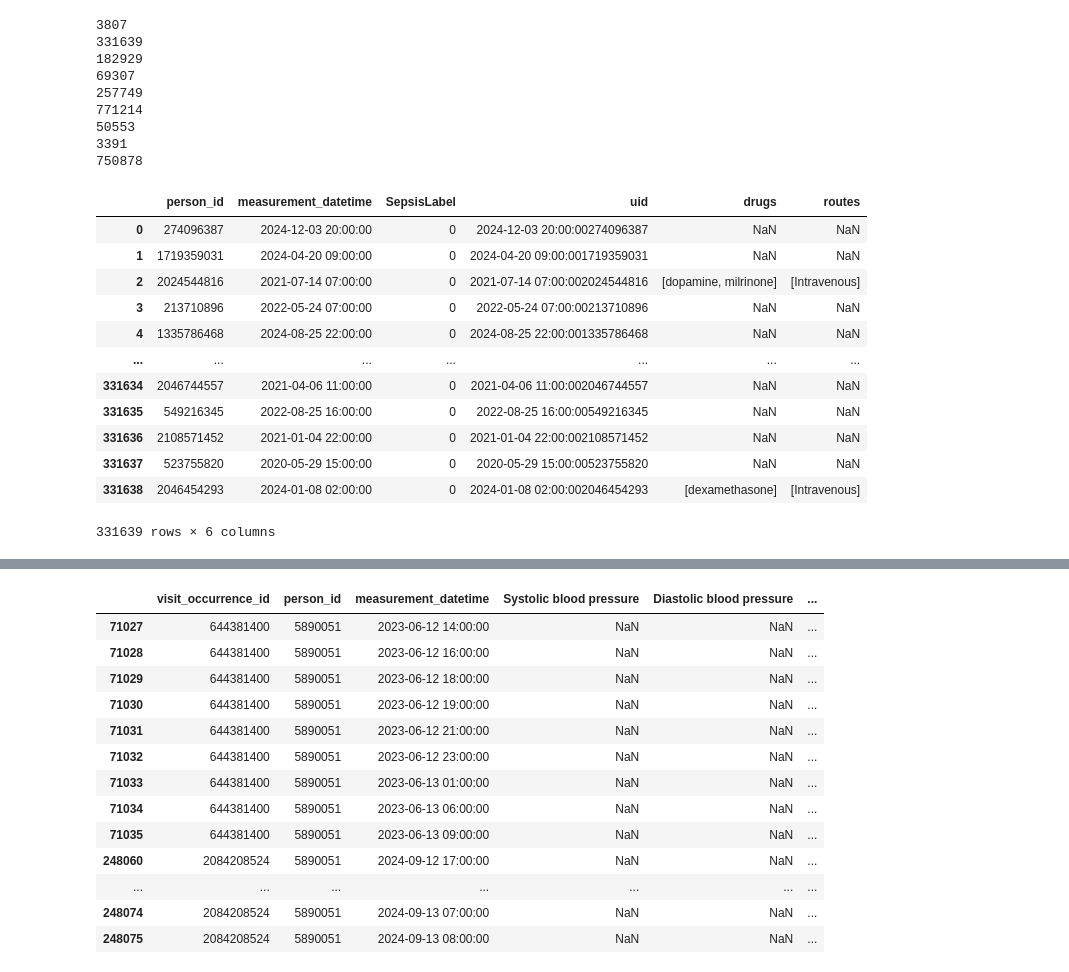
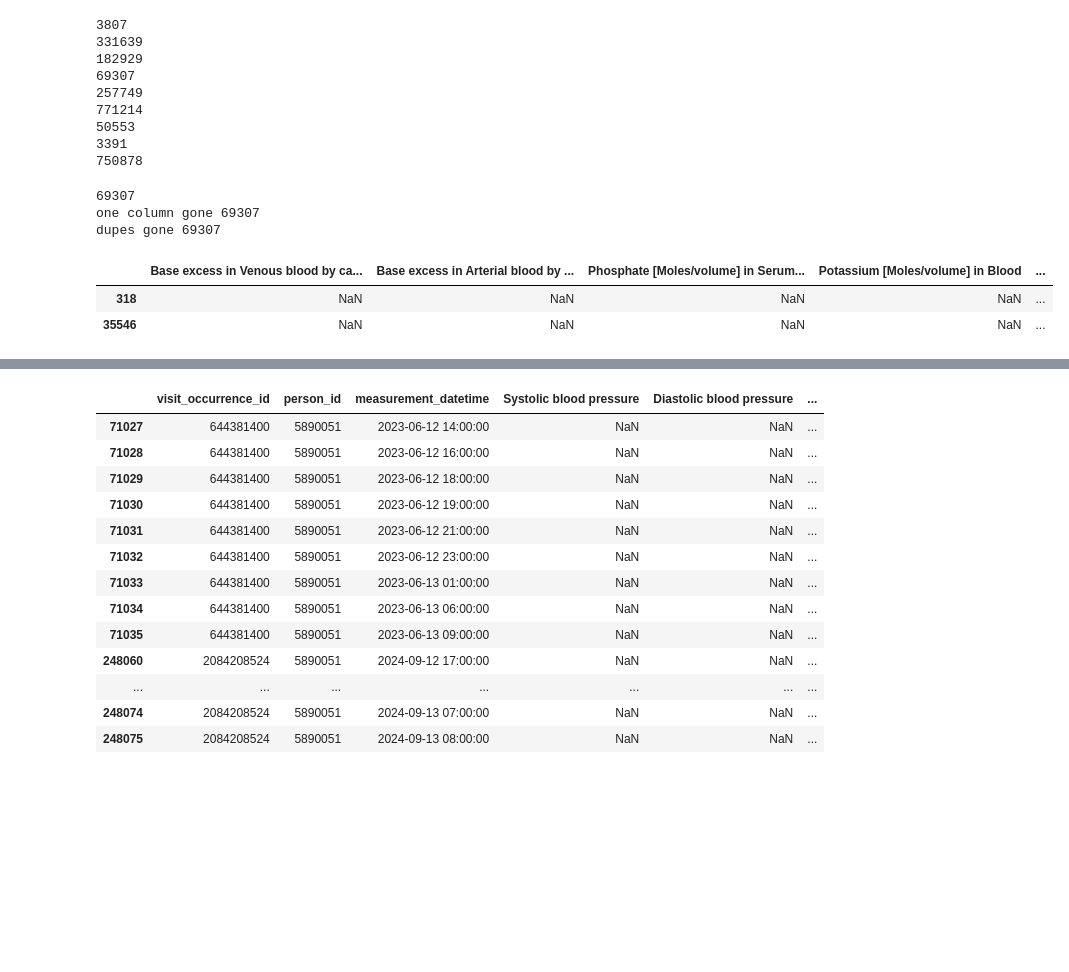
Before and after one commit to carseys/pediatric-sepsis-ml-kaggle, a Jupyter notebook: sepsis-ml-model.ipynb, the cells around one changed output, grey strips where cells are left out. Saved outputs shown, nothing was run; the diff lists cells and outputs as text; code cells hidden in the pictures; blank space fills up the shorter version.

```diff
--- a/sepsis-ml-model.ipynb
+++ b/sepsis-ml-model.ipynb
@@ -101,16 +103,2 @@ drugsexposure_train_2.to_csv('processed_drug_exposure_train.csv')
 # %%
-pd.merge(left=sepsis_label_train, right= drugsexposure_train_2, how= 'left', on='uid')
+current_variables = pd.merge(left=sepsis_label_train, right= drugsexposure_train_2, how= 'left', on='uid')
-# %% [output]
-|  | person_id | measurement_datetime | SepsisLabel | uid | drugs | routes |
-| 0 | 274096387 | 2024-12-03 20:00:00 | 0 | 2024-12-03 20:00:00274096387 | NaN | NaN |
-| 1 | 1719359031 | 2024-04-20 09:00:00 | 0 | 2024-04-20 09:00:001719359031 | NaN | NaN |
-| 2 | 2024544816 | 2021-07-14 07:00:00 | 0 | 2021-07-14 07:00:002024544816 | [dopamine, milrinone] | [Intravenous] |
-| 3 | 213710896 | 2022-05-24 07:00:00 | 0 | 2022-05-24 07:00:00213710896 | NaN | NaN |
-| 4 | 1335786468 | 2024-08-25 22:00:00 | 0 | 2024-08-25 22:00:001335786468 | NaN | NaN |
-| ... | ... | ... | ... | ... | ... | ... |
-| 331634 | 2046744557 | 2021-04-06 11:00:00 | 0 | 2021-04-06 11:00:002046744557 | NaN | NaN |
-| 331635 | 549216345 | 2022-08-25 16:00:00 | 0 | 2022-08-25 16:00:00549216345 | NaN | NaN |
-| 331636 | 2108571452 | 2021-01-04 22:00:00 | 0 | 2021-01-04 22:00:002108571452 | NaN | NaN |
-| 331637 | 523755820 | 2020-05-29 15:00:00 | 0 | 2020-05-29 15:00:00523755820 | NaN | NaN |
-| 331638 | 2046454293 | 2024-01-08 02:00:00 | 0 | 2024-01-08 02:00:002046454293 | [dexamethasone] | [Intravenous] |
-331639 rows × 6 columns
@@ -116,0 +107,18 @@ pd.merge(left=sepsis_label_train, right= drugsexposure_train_2, how= 'left', on=
+# %%
+measurement_lab_train_2 = measurement_lab_train
+print(len(measurement_lab_train))
+measurement_lab_train_2.drop(columns=['visit_occurrence_id'],inplace=True)
+print(f'one column gone {len(measurement_lab_train_2)}')
+measurement_lab_train_2.drop_duplicates()
+print(f'dupes gone {len(measurement_lab_train_2)}')
+# %% [output]
+69307
+one column gone 69307
+dupes gone 69307
+# %%
+pd.set_option('display.max_columns', None)
+measurement_lab_train_2[measurement_lab_train_2['uid']=='2024-07-01 16:00:00131047132']
+# %% [output]
+|  | Base excess in Venous blood by ca... | Base excess in Arterial blood by ... | Phosphate [Moles/volume] in Serum... | Potassium [Moles/volume] in Blood | ... |
+| 318 | NaN | NaN | NaN | NaN | ... |
+| 35546 | NaN | NaN | NaN | NaN | ... |
```
Also changed, not shown: parts of 7 cells of this notebook.
